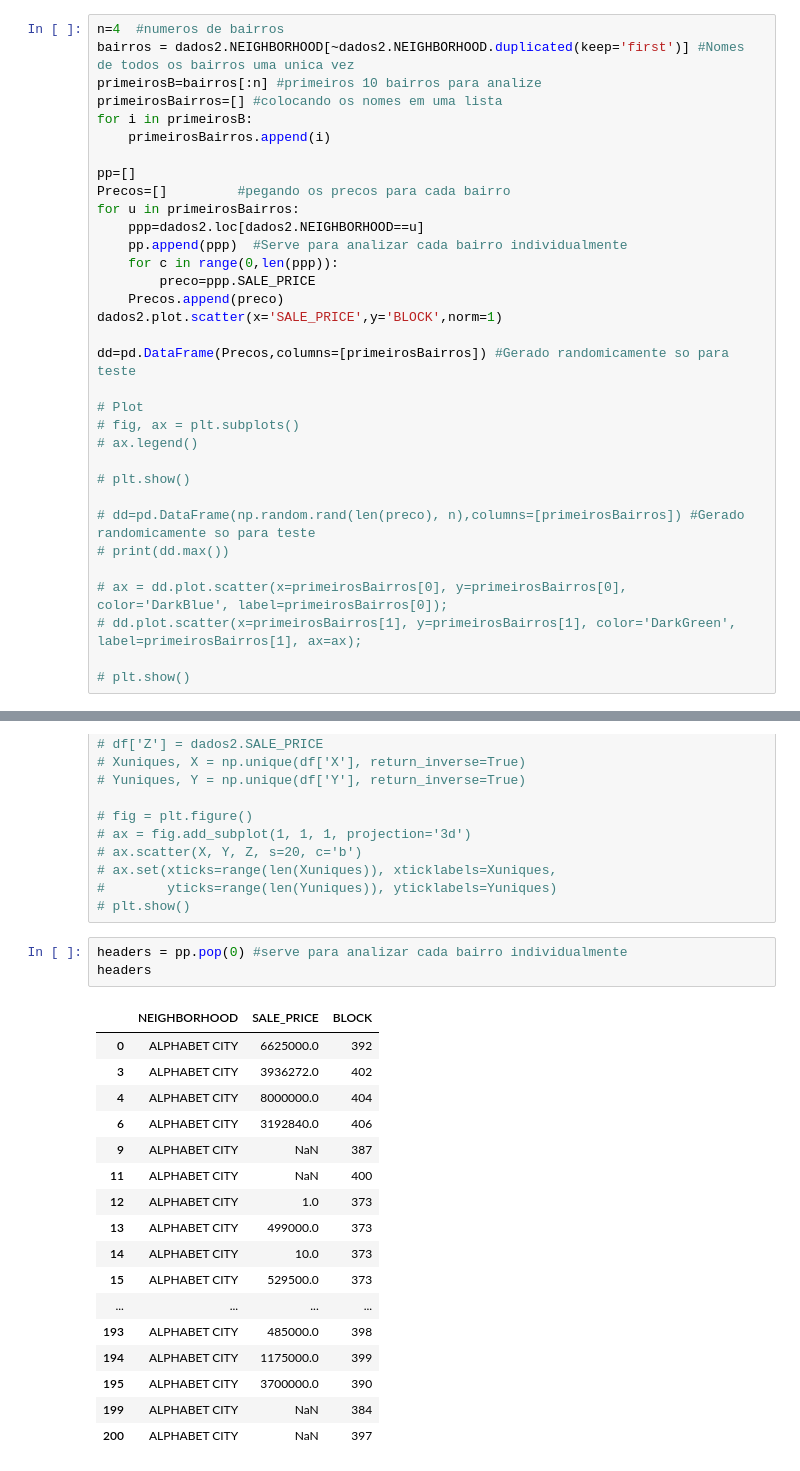
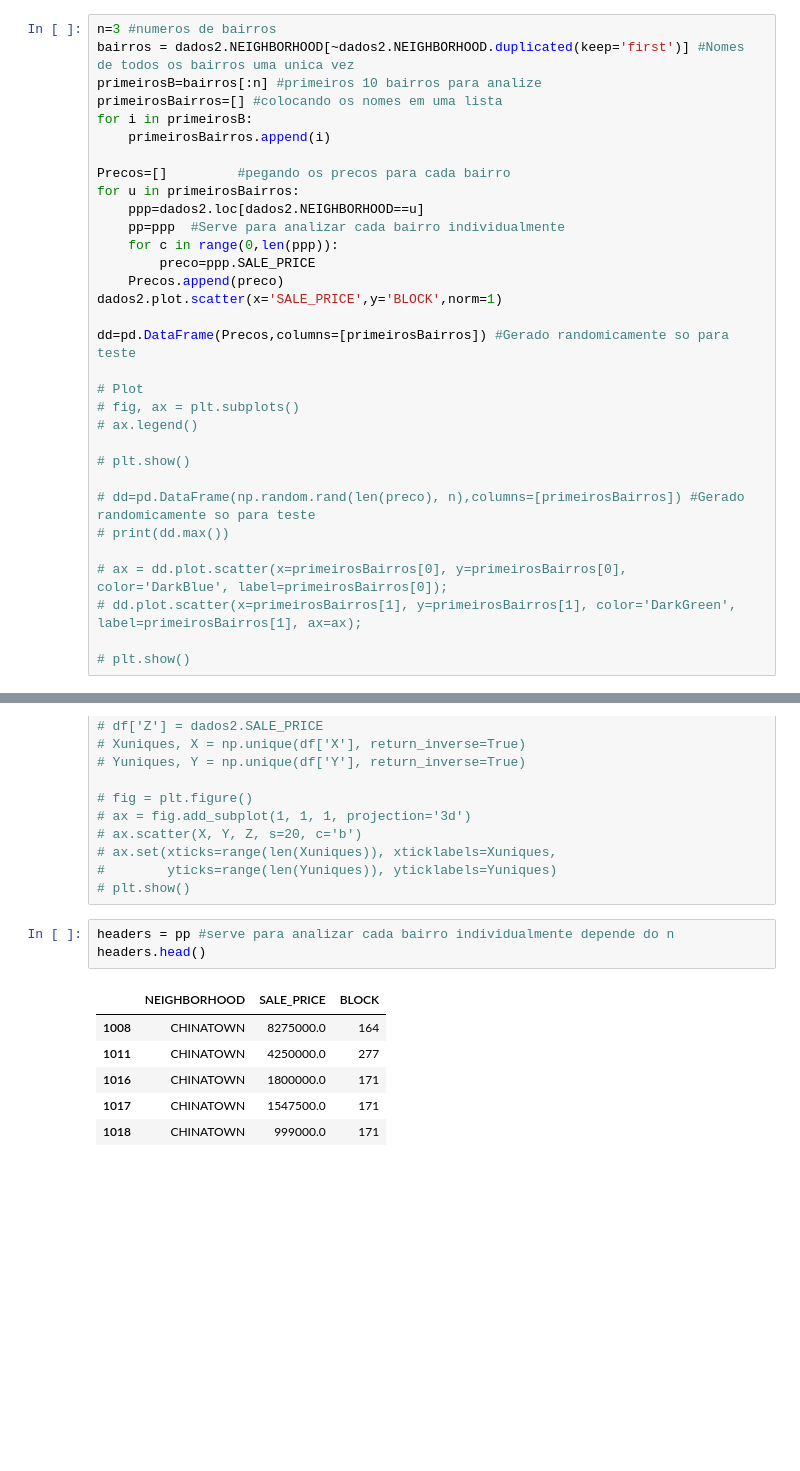
Before and after one commit to AntonioAndraues/Pj3_Ciencia_dos_Dados, a Jupyter notebook: Projeto+3+ (1).ipynb, the cells around one changed output, grey strips where cells are left out. Saved outputs shown, nothing was run; the diff lists cells and outputs as text; blank space fills up the shorter version.

```diff
--- a/Projeto+3+ (1).ipynb
+++ b/Projeto+3+ (1).ipynb
@@ -66,16 +77,15 @@ dados2.head()
 # %%
-n=4  #numeros de bairros
+n=3 #numeros de bairros
 bairros = dados2.NEIGHBORHOOD[~dados2.NEIGHBORHOOD.duplicated(keep='first')] #Nomes de todos os bairros uma unica vez
 primeirosB=bairros[:n] #primeiros 10 bairros para analize
 primeirosBairros=[] #colocando os nomes em uma lista
 for i in primeirosB:
     primeirosBairros.append(i)
 
-pp=[]
 Precos=[]         #pegando os precos para cada bairro
 for u in primeirosBairros:
     ppp=dados2.loc[dados2.NEIGHBORHOOD==u]
-    pp.append(ppp)  #Serve para analizar cada bairro individualmente
+    pp=ppp  #Serve para analizar cada bairro individualmente
     for c in range(0,len(ppp)):
         preco=ppp.SALE_PRICE
     Precos.append(preco)
@@ -116,23 +124,12 @@ dd=pd.DataFrame(Precos,columns=[primeirosBairros]) #Gerado randomicamente so par
 #        yticks=range(len(Yuniques)), yticklabels=Yuniques)
 # plt.show()
 # %%
-headers = pp.pop(0) #serve para analizar cada bairro individualmente
-headers
+headers = pp #serve para analizar cada bairro individualmente depende do n
+headers.head()
 # %% [output]
 |  | NEIGHBORHOOD | SALE_PRICE | BLOCK |
-| 0 | ALPHABET CITY | 6625000.0 | 392 |
-| 3 | ALPHABET CITY | 3936272.0 | 402 |
-| 4 | ALPHABET CITY | 8000000.0 | 404 |
-| 6 | ALPHABET CITY | 3192840.0 | 406 |
-| 9 | ALPHABET CITY | NaN | 387 |
-| 11 | ALPHABET CITY | NaN | 400 |
-| 12 | ALPHABET CITY | 1.0 | 373 |
-| 13 | ALPHABET CITY | 499000.0 | 373 |
-| 14 | ALPHABET CITY | 10.0 | 373 |
-| 15 | ALPHABET CITY | 529500.0 | 373 |
-| ... | ... | ... | ... |
-| 193 | ALPHABET CITY | 485000.0 | 398 |
-| 194 | ALPHABET CITY | 1175000.0 | 399 |
-| 195 | ALPHABET CITY | 3700000.0 | 390 |
-| 199 | ALPHABET CITY | NaN | 384 |
-| 200 | ALPHABET CITY | NaN | 397 |
+| 1008 | CHINATOWN | 8275000.0 | 164 |
+| 1011 | CHINATOWN | 4250000.0 | 277 |
+| 1016 | CHINATOWN | 1800000.0 | 171 |
+| 1017 | CHINATOWN | 1547500.0 | 171 |
+| 1018 | CHINATOWN | 999000.0 | 171 |
```
Also changed, not shown: parts of 6 cells of this notebook.
